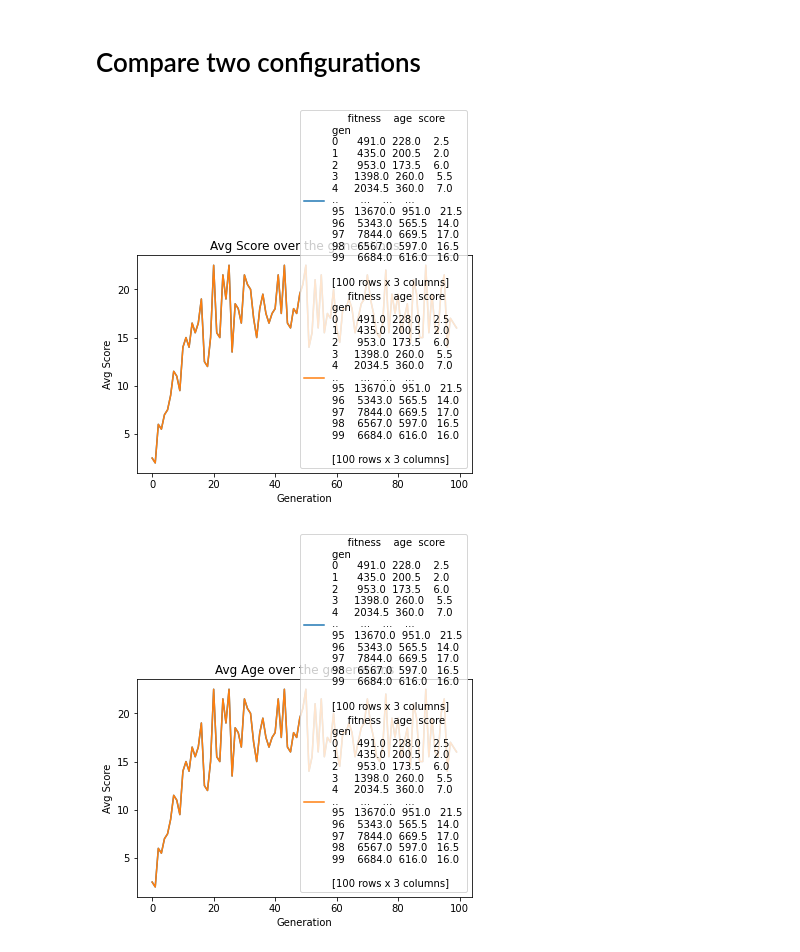
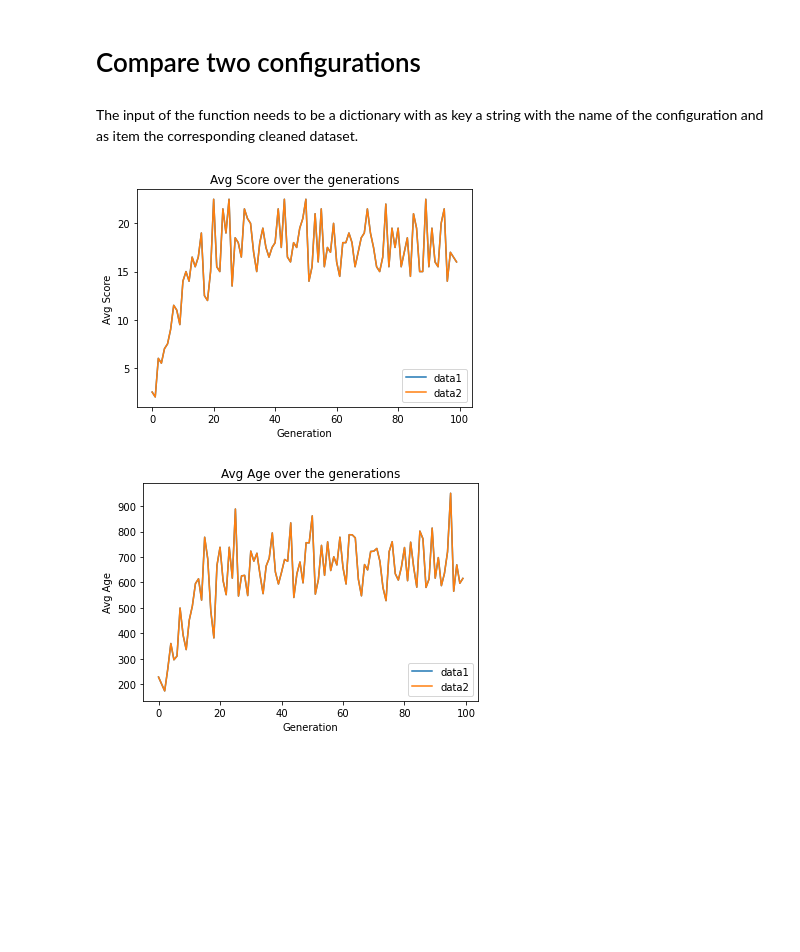
Before and after one commit to ph1001/GA_learning_Snake, a Jupyter notebook: 01_Snake/'Statistical' Analysis.ipynb, the cells around one changed output. Cells and saved outputs as stored; diff of their text form; code cells hidden in the pictures; blank space fills up the shorter version.

```diff
--- a/01_Snake/'Statistical' Analysis.ipynb
+++ b/01_Snake/'Statistical' Analysis.ipynb
@@ -84,7 +84,7 @@ def compare_data(data_dict):
     for data_label in data_dict.keys():
 
         plt.plot(data_dict[data_label].index, data_dict[data_label].fitness, label = data_label)
-        plt.title('Avg Fitness over the generations')
+        plt.title('Avg Fitness over the generations (not comparable if the fitness function is different)')
         plt.xlabel('Generation')
         plt.ylabel('Avg Fitness')
 
@@ -117,8 +106,10 @@ plot_features(data)
 [figure]
 # %% [markdown]
 # Compare two configurations
+# %% [markdown]
+The input of the function needs to be a dictionary with as key a string with the name of the configuration and as item the corresponding cleaned dataset.
 # %%
-compare_data({'data1'data, 'data2':data})
+compare_data({'data1':data, 'data2':data})
 # %% [output]
-[figure, old version]
+[figure, new version]
-[figure, old version]
+[figure, new version]
```
Also changed, not shown: parts of 3 cells of this notebook.
